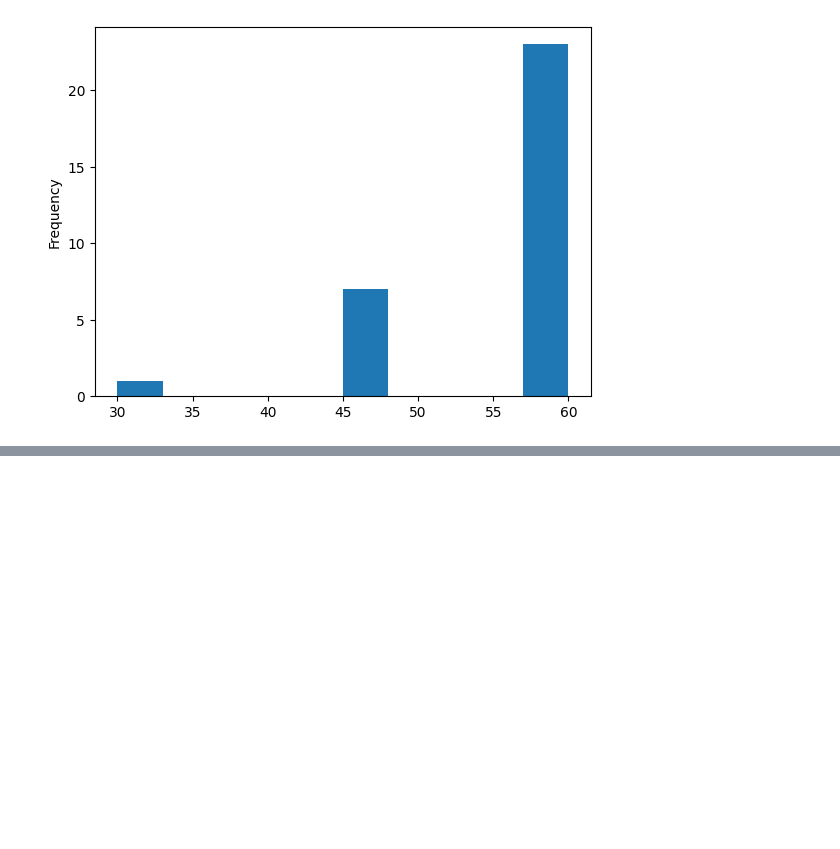
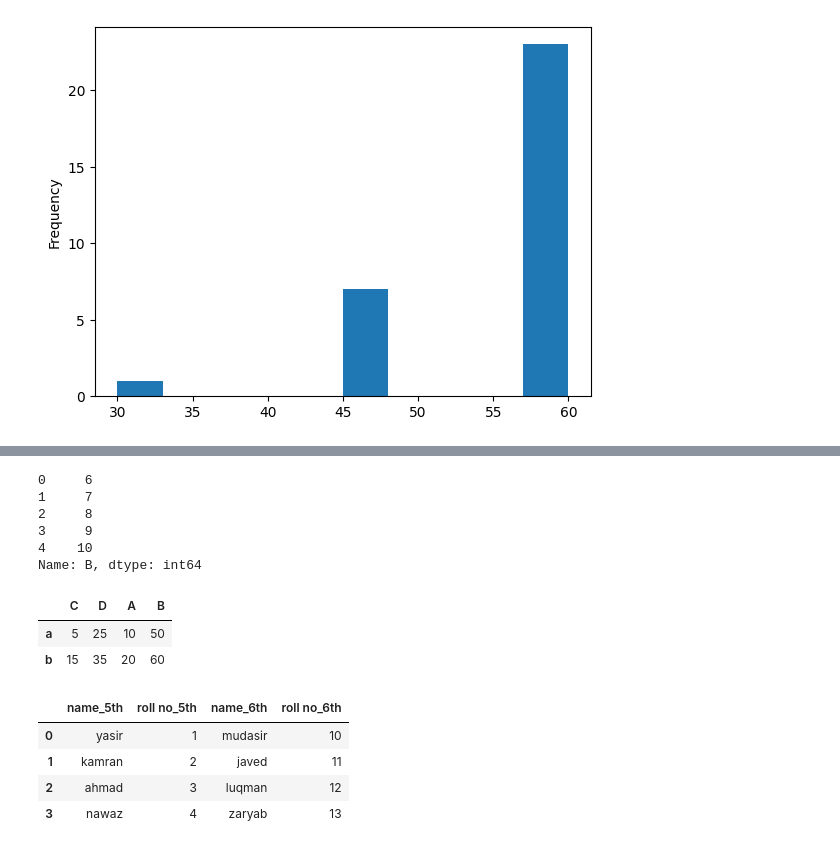
Before and after one commit to tahseen2003/python, a Jupyter notebook: practice.ipynb, the cells around one changed output, grey strips where cells are left out. Drawn from its saved outputs; the diff is of its cells as text; code cells hidden in the pictures; blank space fills up the shorter version.

```diff
--- a/practice.ipynb
+++ b/practice.ipynb
@@ -561,0 +571,48 @@ plt.show()
+# %%
+dic1=pd.DataFrame({"A":[1,2,3,4,5],"B":[6,7,8,9,10]})
+dic2=pd.DataFrame({"C":[11,12,13,14,15],"D":[16,17,18,19,20]})
+# join both dataframe with each other
+dic1.join(dic2)
+# join specific column of one data frame to another
+dic1.join(dic2["C"])
+# %% [output]
+0     6
+1     7
+2     8
+3     9
+4    10
+Name: B, dtype: int64
+# %%
+# another example by giving indexes and having null values.
+dic1=pd.DataFrame({"A":[10,20,30,40],"B":[50,60,70,80]},index=["a","b","c","d"])
+dic2=pd.DataFrame({"C":[5,15,],"D":[25,35]},index=["a","b"])
+dic1.join(dic2)
+# this function will out all the left values as there are more or less values in right dataframe
+dic2.join(dic1,how="left")
+# this function will out all the right values as there are more or less values in left dataframe
+dic2.join(dic1,how="right")
+# this function will out the union between dataframe
+dic2.join(dic1,how="outer")
+# this function will out the intersection between dataframe
+dic2.join(dic1,how="inner")
+# %% [output]
+|  | C | D | A | B |
+| a | 5 | 25 | 10 | 50 |
+| b | 15 | 35 | 20 | 60 |
+# %%
+# let suppose we have 2 data frame of students with different class. and the column name of roll no
+# and student are same and we want join then we will face an error.called
+# columns overlap but no suffix specified
+# then we will suffix which is used to add suffix to column and then join as we see there as
+# same columns name.
+class5th=pd.DataFrame({"name":["yasir","kamran","ahmad","nawaz"],"roll no":[1,2,3,4]})
+class6th=pd.DataFrame({"name":["mudasir","javed","luqman","zaryab"],"roll no":[10,11,12,13]})
+class5th.join(class6th, how="left",rsuffix="_6th",lsuffix="_5th")
+#lsuffix means left column suffix
+#rsuffix means right column suffix
+# %% [output]
+|  | name_5th | roll no_5th | name_6th | roll no_6th |
+| 0 | yasir | 1 | mudasir | 10 |
+| 1 | kamran | 2 | javed | 11 |
+| 2 | ahmad | 3 | luqman | 12 |
+| 3 | nawaz | 4 | zaryab | 13 |
```
Also changed, not shown: parts of 2 cells of this notebook, 1 other file.
